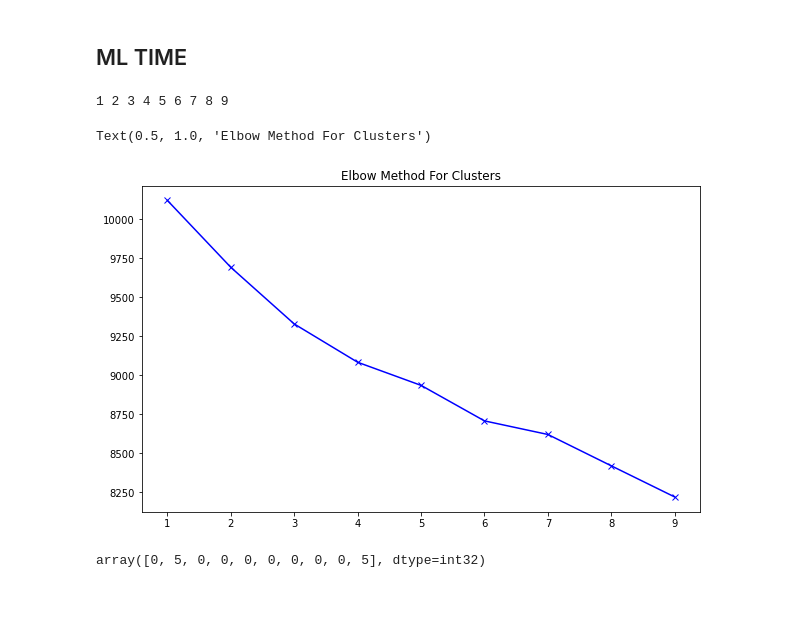
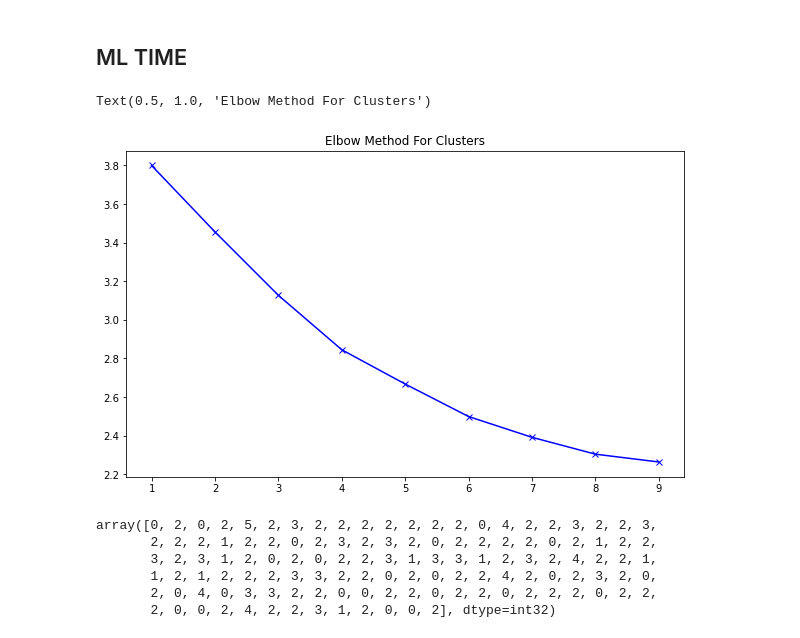
Before and after one commit to MarcLeslie/23-Final_Project, a Jupyter notebook: ETL/ML_notebooks/venue_information.ipynb, the cells around one changed output. Saved outputs shown, nothing was run; the diff lists cells and outputs as text; code cells hidden in the pictures; blank space fills up the shorter version.

Commit message:
Fixed logic for kmeans by using the correct dataframe.

```diff
--- a/ETL/ML_notebooks/venue_information.ipynb
+++ b/ETL/ML_notebooks/venue_information.ipynb
@@ -120,3 +158,6 @@ laVenueCSV = '../../data/la_venues.csv'
 # %%
 # Load la venues dataframe from saved file
-laVenues = pd.read_csv(laVenueCSV)
+laVenuesDF = pd.read_csv(laVenueCSV)
+print(laVenuesDF.shape)
+
+laVenuesDF.head(1000)
@@ -123,8 +179,8 @@ laVenues = pd.read_csv(laVenueCSV)
 # %%
 # Pivot the Venue Category column for each lat and long
-pivotedLaDF = pd.get_dummies(laVenues[['Venue Category']],prefix="",prefix_sep="")
+pivotedLaDF = pd.get_dummies(laVenuesDF[['Venue Category']],prefix="",prefix_sep="")
 
-pivotedLaDF.head()
+pivotedLaDF.head(1000)
 # %% [output]
 |  | ATM | Accessories Store | Acupuncturist | Adult Boutique | Adult Education Center | Advertising Agency | ... |
 | 0 | 0 | 0 | 0 | 0 | 0 | 0 | ... |
@@ -136,6 +198,6 @@ pivotedLaDF.head()
 # %%
 # add zip to pivoted dataframe
-pivotedLaDF['Zip'] = laDF['Zip'].astype(str)
+pivotedLaDF['Zip'] = laVenuesDF['Zip'].astype(str)
 
 # move zip to the first column of the pivoted dataframe
 orderedCols = [pivotedLaDF.columns[-1]] + list(pivotedLaDF.columns[:-1])
@@ -215,19 +285,23 @@ laVenuesSrt.head()
 ## ML TIME
 # %%
 # Find number of clusters using the elbow method
-pivotClustering = pivotedLaDF.drop('Zip', 1)
+laClustering = laGrouped.drop('Zip', 1)
 ssd = []
 K = range(1,10)
 
 for k in K:
-    print(k, end=' ')
-    kmeans = KMeans(n_clusters=k, random_state=1, n_init=20).fit(pivotClustering)
+    kmeans = KMeans(
+                n_clusters=k,
+                random_state=100,
+                n_init=10,
+                max_iter=300)
+
+    kmeans.fit(laClustering)
     ssd.append(kmeans.inertia_)
 
 plt.figure(figsize=(10, 6))
 plt.plot(K, ssd, 'bx-')
 plt.title('Elbow Method For Clusters')
 # %% [output]
-1 2 3 4 5 6 7 8 9
+Text(0.5, 1.0, 'Elbow Method For Clusters')
-Text(0.5, 1.0, 'Elbow Method For Clusters')
-[figure, old version]
+[figure, new version]
@@ -234,11 +314,10 @@ Text(0.5, 1.0, 'Elbow Method For Clusters')
 # %%
-# Number of clusters
-ks = 6
-
-# Run Kmeans
-kmeans = KMeans(n_clusters=ks).fit(pivotClustering)
-
 # check cluster labels generated for each row in the dataframe
-kmeans.labels_[0:10]
+kmeans.labels_
 # %% [output]
-array([0, 5, 0, 0, 0, 0, 0, 0, 0, 5], dtype=int32)
+array([0, 2, 0, 2, 5, 2, 3, 2, 2, 2, 2, 2, 2, 2, 0, 4, 2, 2, 3, 2, 2, 3,
+       2, 2, 2, 1, 2, 2, 0, 2, 3, 2, 3, 2, 0, 2, 2, 2, 2, 0, 2, 1, 2, 2,
+       3, 2, 3, 1, 2, 0, 2, 0, 2, 2, 3, 1, 3, 3, 1, 2, 3, 2, 4, 2, 2, 1,
+       1, 2, 1, 2, 2, 2, 3, 3, 2, 2, 0, 2, 0, 2, 2, 4, 2, 0, 2, 3, 2, 0,
+       2, 0, 4, 0, 3, 3, 2, 2, 0, 0, 2, 2, 0, 2, 2, 0, 2, 2, 2, 0, 2, 2,
+       2, 0, 0, 2, 4, 2, 2, 3, 1, 2, 0, 0, 2], dtype=int32)
```
Also changed, not shown: parts of 25 cells of this notebook, 1 other file.
